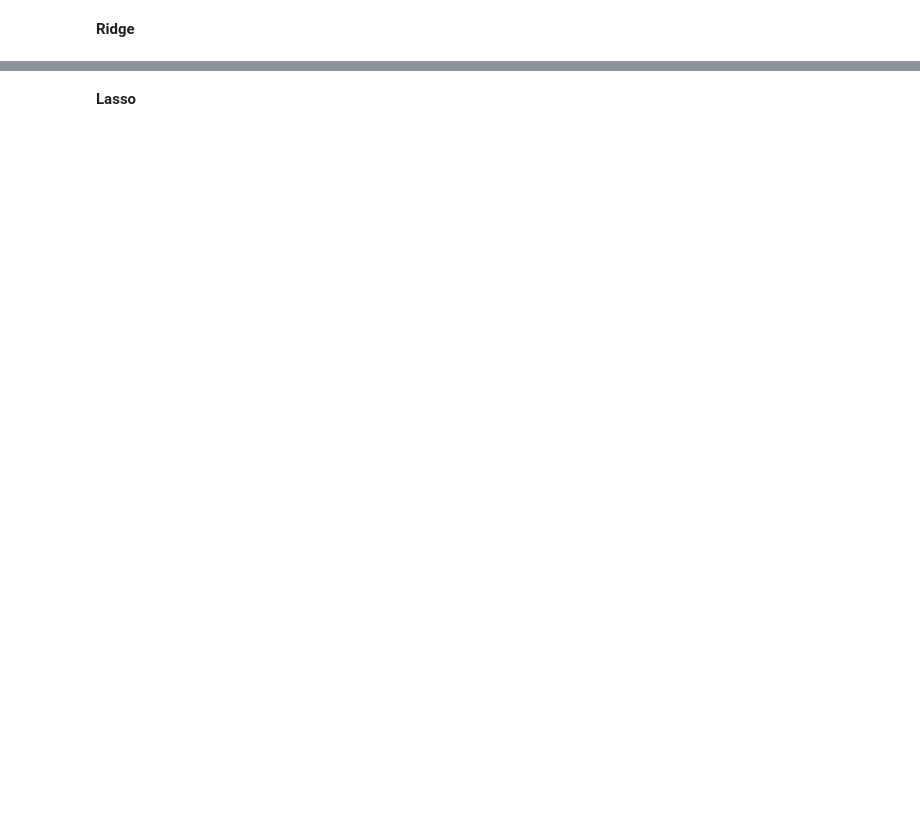
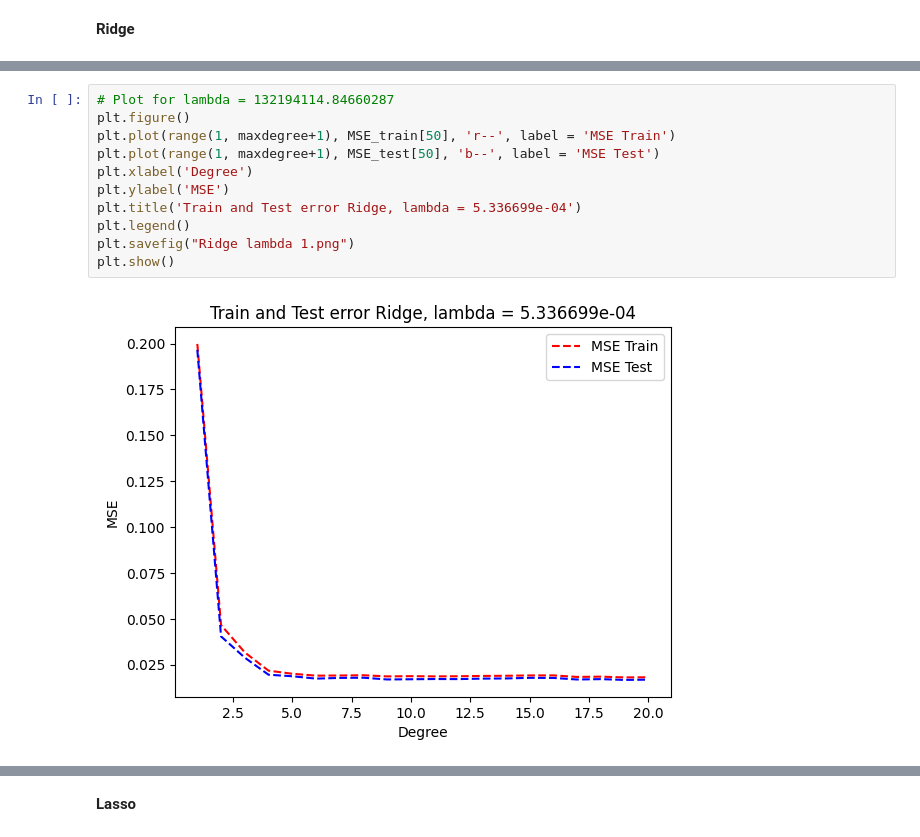
Before and after one commit to alessiasanfelici/FYS-STK4155, a Jupyter notebook: Project bozza/Exercise g.ipynb, the cells around one changed output, grey strips where cells are left out. Drawn from its saved outputs; the diff is of its cells as text; blank space fills up the shorter version.

```diff
--- a/Project bozza/Exercise g.ipynb
+++ b/Project bozza/Exercise g.ipynb
@@ -199,0 +242,13 @@ plt.show()
+# %%
+# Plot for lambda = 132194114.84660287
+plt.figure()
+plt.plot(range(1, maxdegree+1), MSE_train[50], 'r--', label = 'MSE Train')
+plt.plot(range(1, maxdegree+1), MSE_test[50], 'b--', label = 'MSE Test')
+plt.xlabel('Degree')
+plt.ylabel('MSE')
+plt.title('Train and Test error Ridge, lambda = 5.336699e-04')
+plt.legend()
+plt.savefig("Ridge lambda 1.png")
+plt.show()
+# %% [output]
+[figure, added]
```
Also changed, not shown: parts of 17 cells of this notebook, 3 other files.
